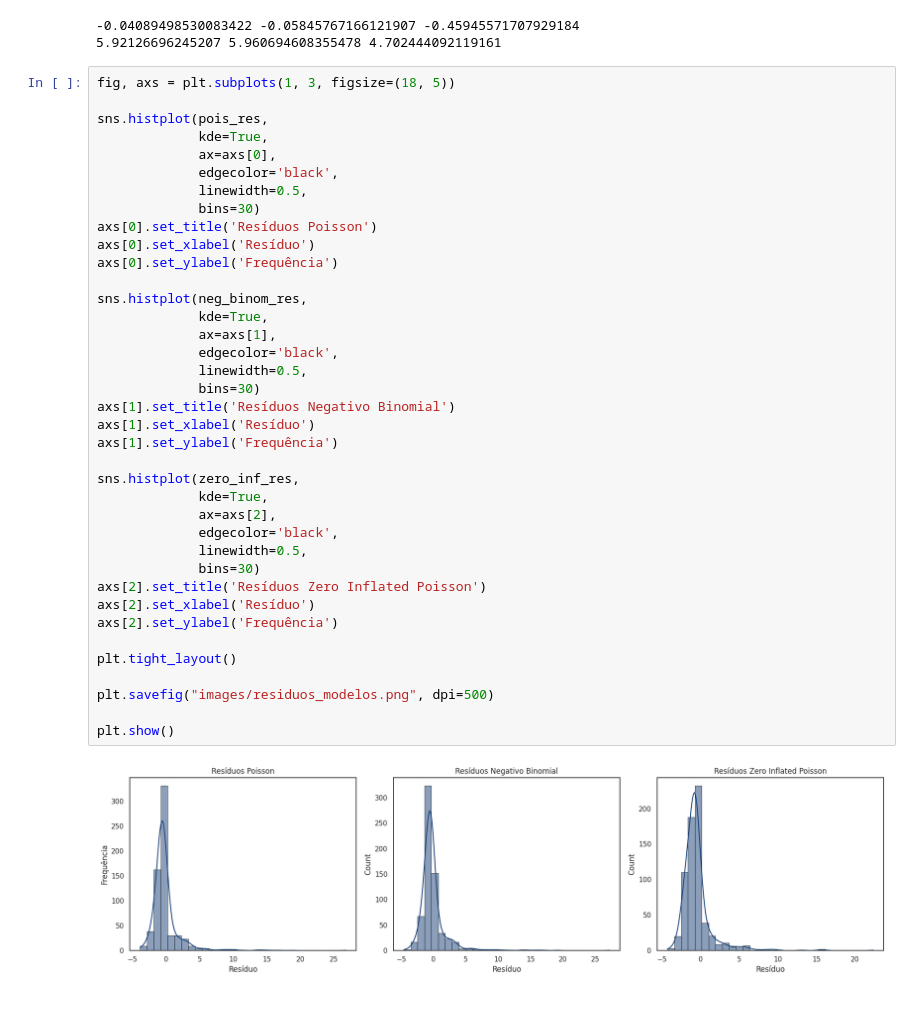
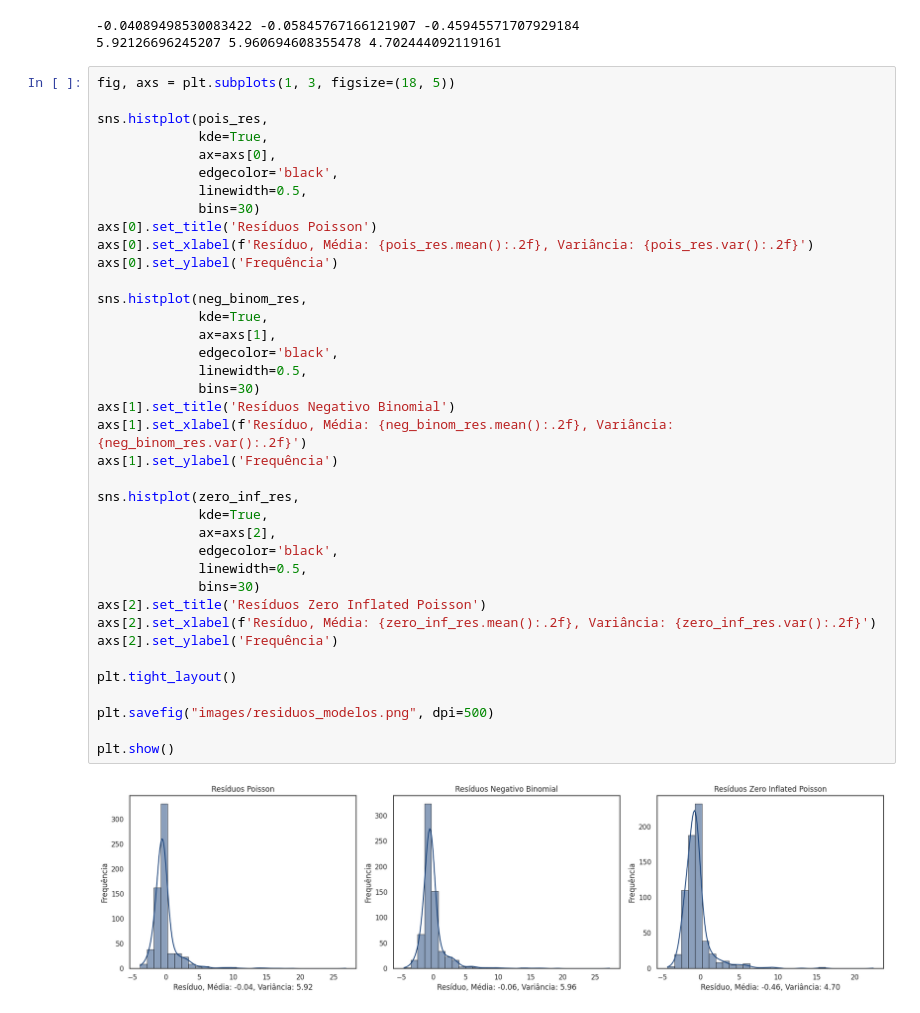
Before and after one commit to scrocha/modelagem-estatistica-A2, a Jupyter notebook: trabalho.ipynb, the cells around one changed output. Saved outputs shown, nothing was run; the diff lists cells and outputs as text.

Commit message:
add variância e média as imagens

```diff
--- a/trabalho.ipynb
+++ b/trabalho.ipynb
@@ -810,34 +810,34 @@ sns.histplot(pois_res,
              edgecolor='black',
              linewidth=0.5,
              bins=30)
 axs[0].set_title('Resíduos Poisson')
-axs[0].set_xlabel('Resíduo')
+axs[0].set_xlabel(f'Resíduo, Média: {pois_res.mean():.2f}, Variância: {pois_res.var():.2f}')
 axs[0].set_ylabel('Frequência')
 
 sns.histplot(neg_binom_res,
              kde=True,
              ax=axs[1],
              edgecolor='black',
              linewidth=0.5,
              bins=30)
 axs[1].set_title('Resíduos Negativo Binomial')
-axs[1].set_xlabel('Resíduo')
+axs[1].set_xlabel(f'Resíduo, Média: {neg_binom_res.mean():.2f}, Variância: {neg_binom_res.var():.2f}')
 axs[1].set_ylabel('Frequência')
 
 sns.histplot(zero_inf_res,
              kde=True,
              ax=axs[2],
              edgecolor='black',
              linewidth=0.5,
              bins=30)
 axs[2].set_title('Resíduos Zero Inflated Poisson')
-axs[2].set_xlabel('Resíduo')
+axs[2].set_xlabel(f'Resíduo, Média: {zero_inf_res.mean():.2f}, Variância: {zero_inf_res.var():.2f}')
 axs[2].set_ylabel('Frequência')
 
 plt.tight_layout()
 
 plt.savefig("images/residuos_modelos.png", dpi=500)
 
 plt.show()
 # %% [output]
-[figure, old version]
+[figure, new version]
```
Also changed, not shown: parts of 7 cells of this notebook, 1 other file.
